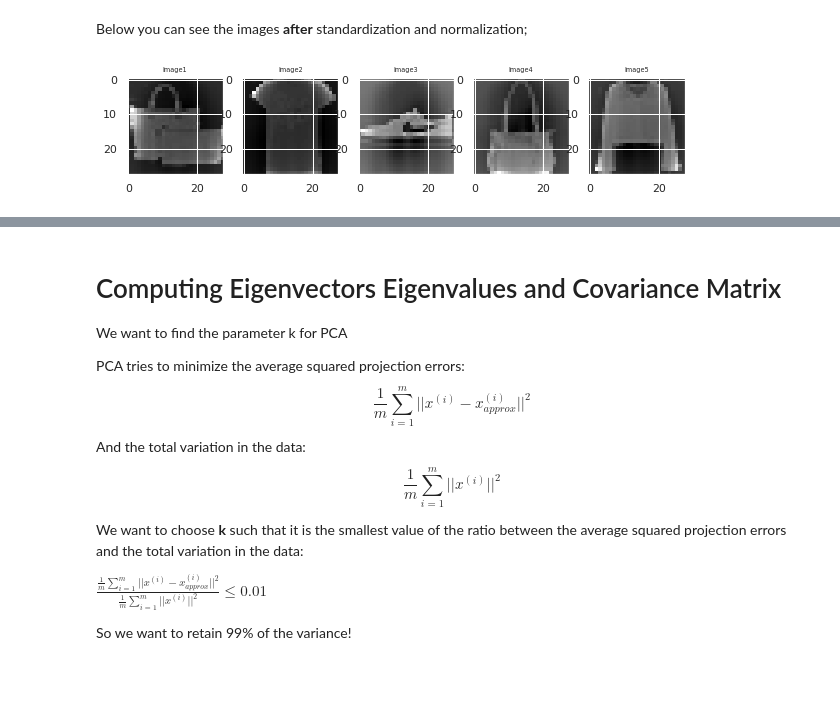
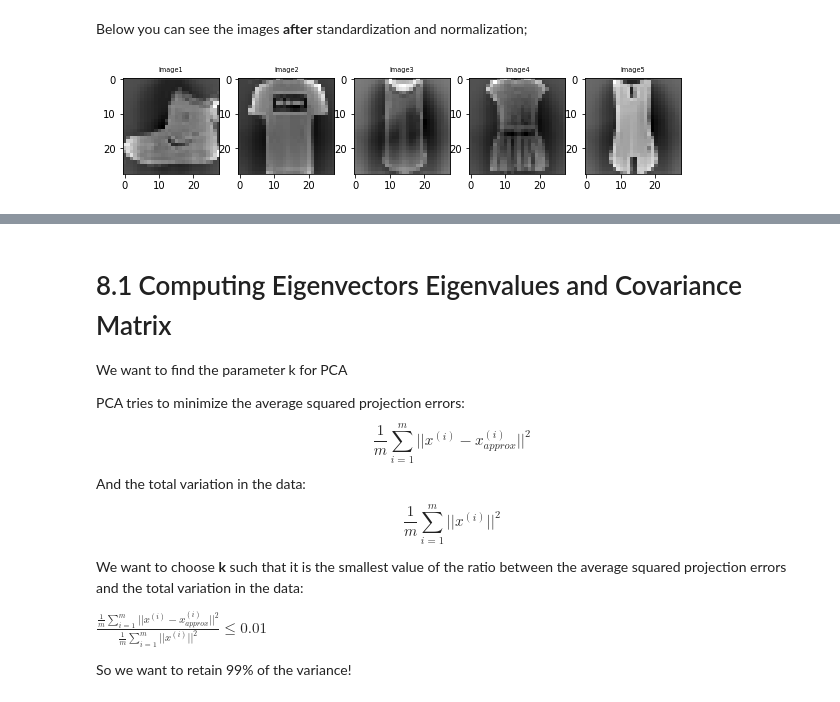
Before and after one commit to ilante/AML_91934_exam, a Jupyter notebook: Englander_AML_1_and_2.ipynb, the cells around one changed output, grey strips where cells are left out. Saved outputs shown, nothing was run; the diff lists cells and outputs as text; code cells hidden in the pictures; blank space fills up the shorter version.

```diff
--- a/Englander_AML_1_and_2.ipynb
+++ b/Englander_AML_1_and_2.ipynb
@@ -1738,7 +1501,7 @@ n_col = 5
 plt.figure(figsize=(10,8))
 for i in list(range(n_row*n_col)):
     plt.subplot(n_row, n_col, i+1)
-    plt.imshow(X_train_all[i,:].reshape(28,28), cmap="gray")
+    plt.imshow(train_images_f[i,:].reshape(28,28), cmap="gray")
     title_text = "Image" + str(i+1)
     plt.title(title_text, size=6.5)
 # %% [output]
@@ -1747,6 +1510,6 @@ time: 1.46 s (started: 2021-12-12 14:44:43 +00:00)
 # %%
 from sklearn.preprocessing import StandardScaler
 # Standardizing
-X_train_all_std = StandardScaler().fit_transform(X_train_all)
-X_test_all_std = StandardScaler().fit_transform(X_test_all)
+train_img_std = StandardScaler().fit_transform(train_images_f)
+test_img_std = StandardScaler().fit_transform(test_images_f)
 # %% [output]
@@ -1756,11 +1519,11 @@ Below you can see the images **after** standardization and normalization;
 # %%
 n_row = 1
 n_col = 5
 plt.figure(figsize=(10,8))
 for i in list(range(n_row*n_col)):
     plt.subplot(n_row, n_col, i+1)
-    plt.imshow(X_train_all_std[i,:].reshape(28,28), cmap="gray")
+    plt.imshow(train_img_std[i,:].reshape(28,28), cmap="gray")
     title_text = "Image" + str(i+1)
     plt.title(title_text, size=6.5)
 # %% [output]
-[figure, old version]
+[figure, new version]
@@ -1768,5 +1531,5 @@ time: 1.31 s (started: 2021-12-12 14:45:46 +00:00)
 # %% [markdown]
-# Computing Eigenvectors Eigenvalues and Covariance Matrix
+# 8.1 Computing Eigenvectors Eigenvalues and Covariance Matrix
 
 We want to find the parameter k for PCA
 
```
Also changed, not shown: parts of 42 cells of this notebook.
